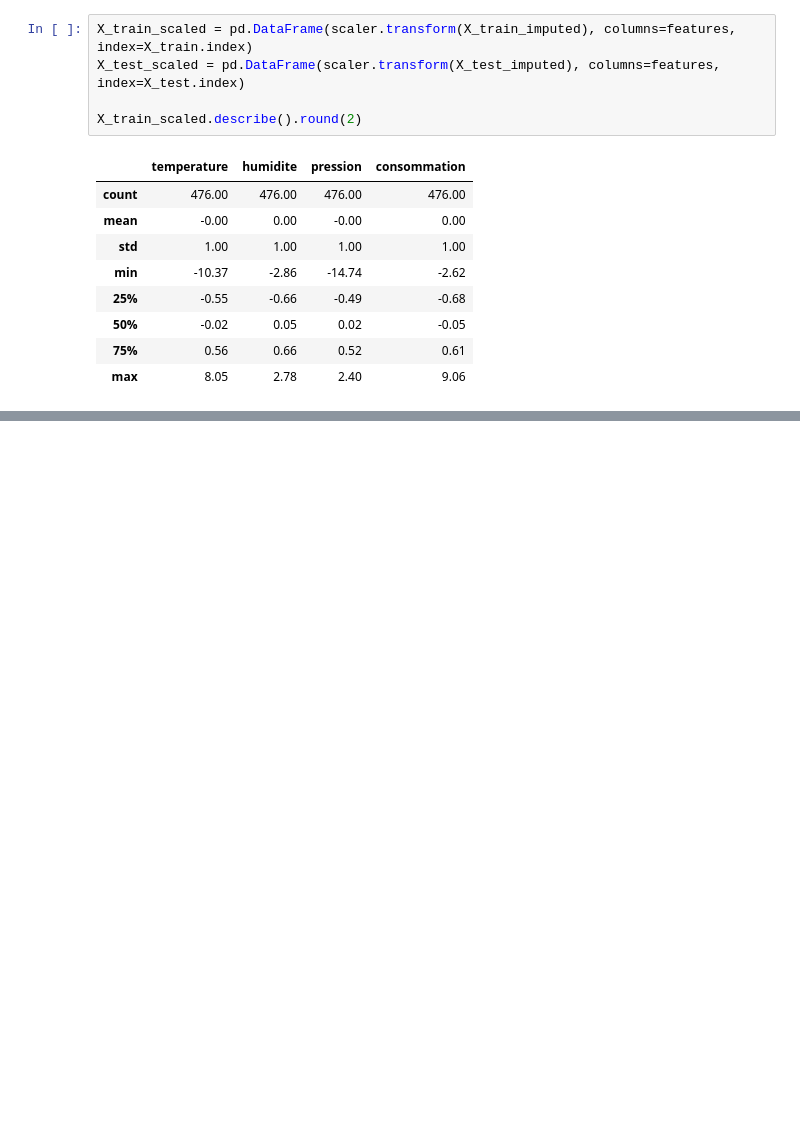
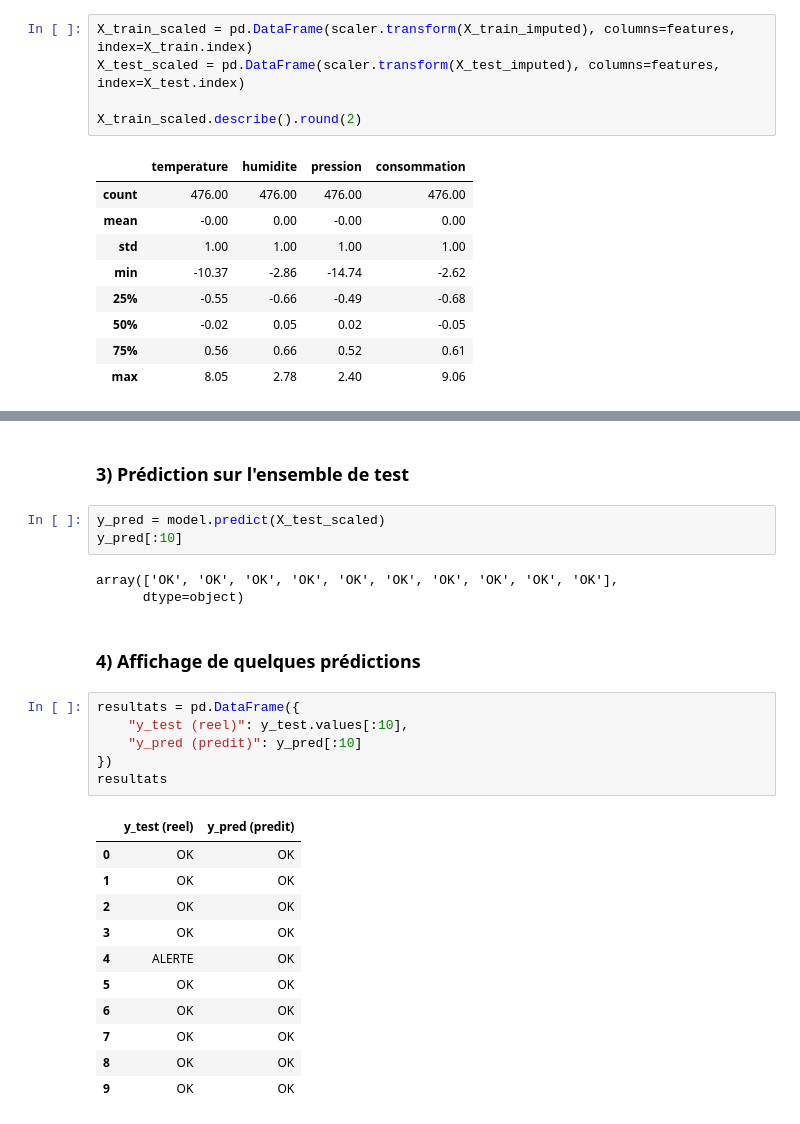
Before and after one commit to massamba0809/atelier_scikit-learn_iot, a Jupyter notebook: notebooks/atelier_ scikit-learn_iot.ipynb, the cells around one changed output, grey strips where cells are left out. Cells and saved outputs as stored; diff of their text form; blank space fills up the shorter version.

```diff
--- a/notebooks/atelier_ scikit-learn_iot.ipynb
+++ b/notebooks/atelier_ scikit-learn_iot.ipynb
@@ -295,0 +307,28 @@ X_train_scaled.describe().round(2)
+# %% [markdown]
+### 3) Prédiction sur l'ensemble de test
+# %%
+y_pred = model.predict(X_test_scaled)
+y_pred[:10]
+# %% [output]
+array(['OK', 'OK', 'OK', 'OK', 'OK', 'OK', 'OK', 'OK', 'OK', 'OK'],
+      dtype=object)
+# %% [markdown]
+### 4) Affichage de quelques prédictions
+# %%
+resultats = pd.DataFrame({
+    "y_test (reel)": y_test.values[:10],
+    "y_pred (predit)": y_pred[:10]
+})
+resultats
+# %% [output]
+|  | y_test (reel) | y_pred (predit) |
+| 0 | OK | OK |
+| 1 | OK | OK |
+| 2 | OK | OK |
+| 3 | OK | OK |
+| 4 | ALERTE | OK |
+| 5 | OK | OK |
+| 6 | OK | OK |
+| 7 | OK | OK |
+| 8 | OK | OK |
+| 9 | OK | OK |
```
Also changed, not shown: parts of 5 cells of this notebook.
